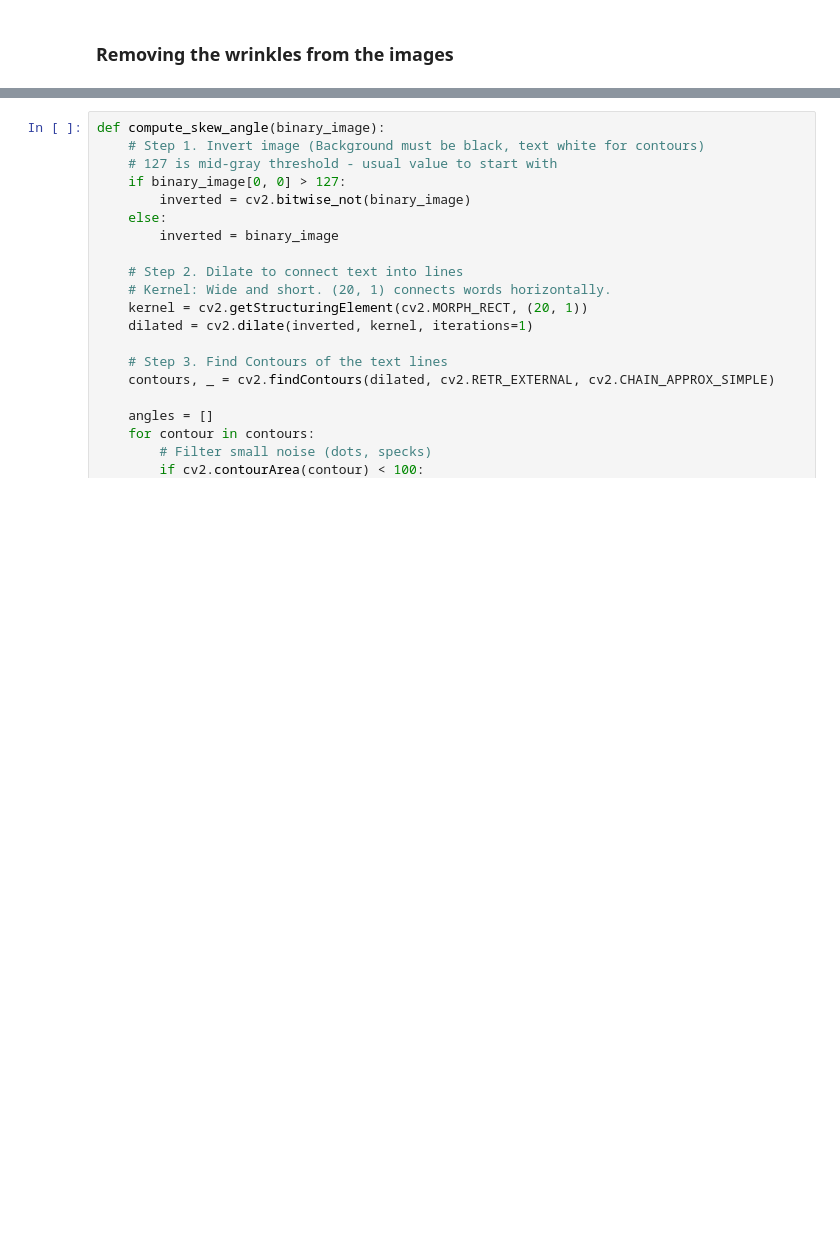
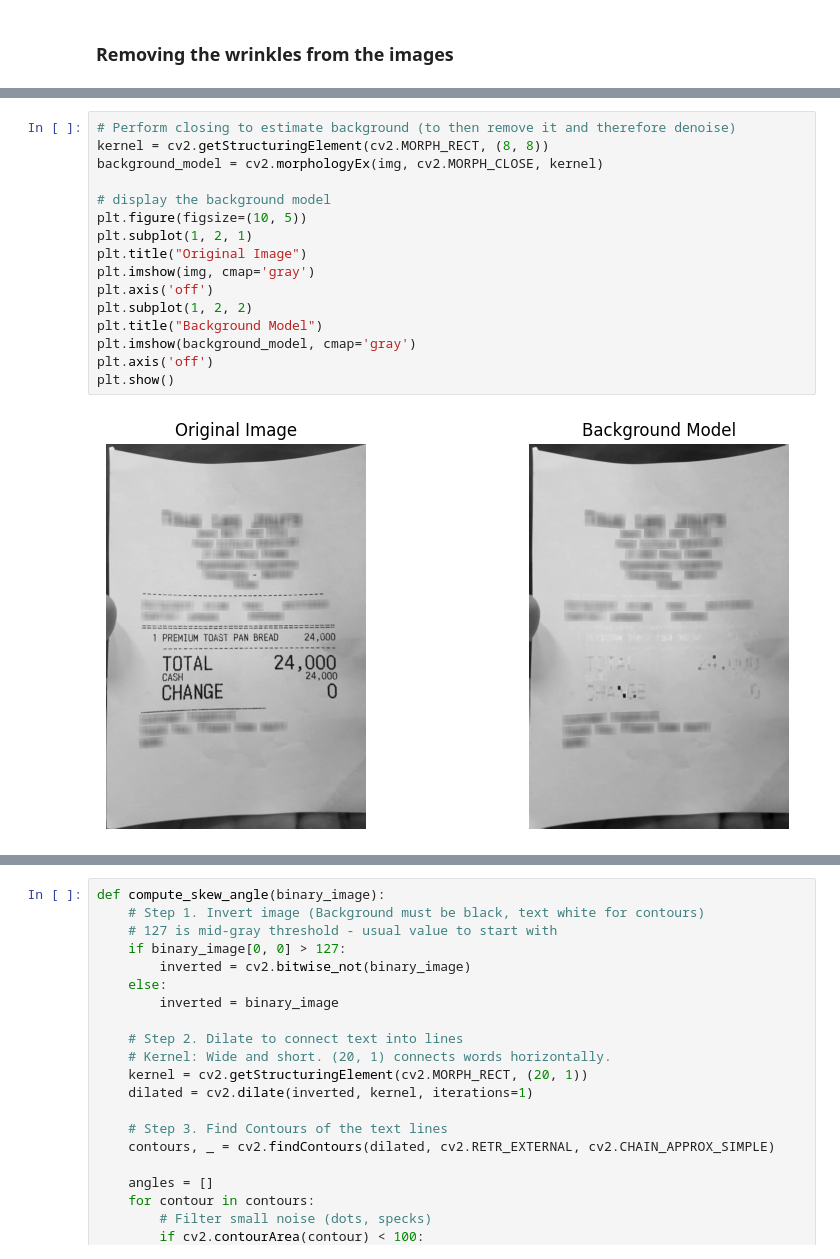
Before and after one commit to Gdeterline/Optical-Character-Recognition-for-Receipts, a Jupyter notebook: notebooks/denoising_images.ipynb, the cells around one changed output, grey strips where cells are left out. Saved outputs shown, nothing was run; the diff lists cells and outputs as text; blank space fills up the shorter version.

```diff
--- a/notebooks/denoising_images.ipynb
+++ b/notebooks/denoising_images.ipynb
@@ -39,0 +52,18 @@ Number of cropped images available for denoising exmperiments: 100
+# %%
+# Perform closing to estimate background (to then remove it and therefore denoise)
+kernel = cv2.getStructuringElement(cv2.MORPH_RECT, (8, 8))
+background_model = cv2.morphologyEx(img, cv2.MORPH_CLOSE, kernel)
+
+# display the background model
+plt.figure(figsize=(10, 5))
+plt.subplot(1, 2, 1)
+plt.title("Original Image")
+plt.imshow(img, cmap='gray')
+plt.axis('off')
+plt.subplot(1, 2, 2)
+plt.title("Background Model")
+plt.imshow(background_model, cmap='gray')
+plt.axis('off')
+plt.show()
+# %% [output]
+[figure, added]
```
Also changed, not shown: parts of 8 cells of this notebook, 2 other files.
